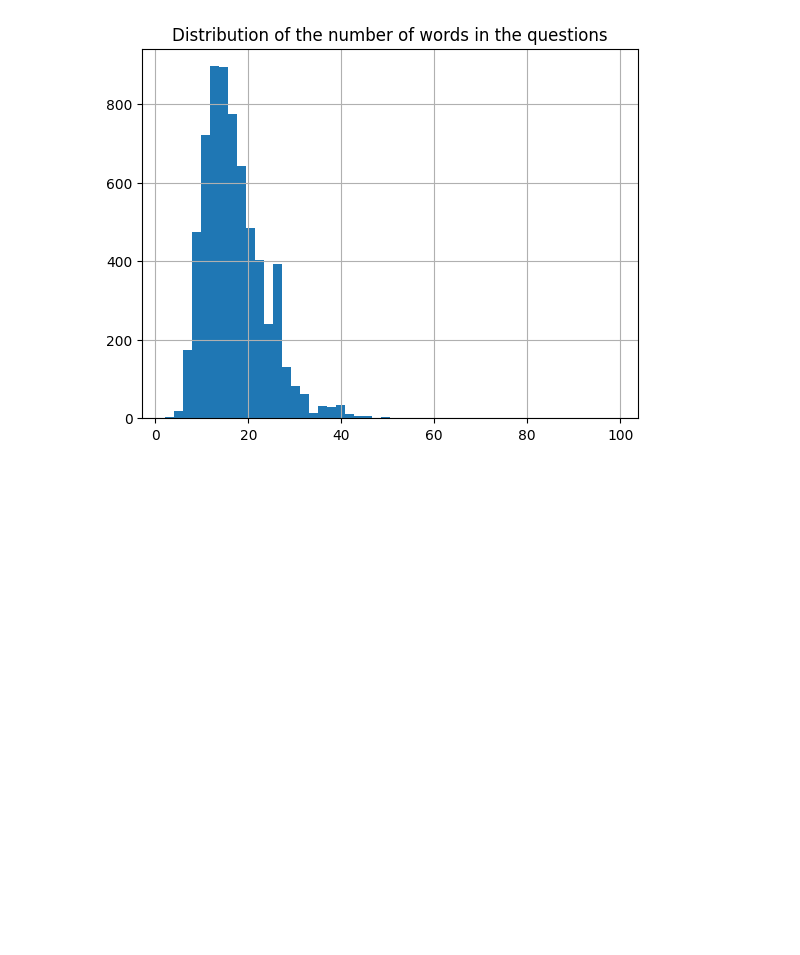
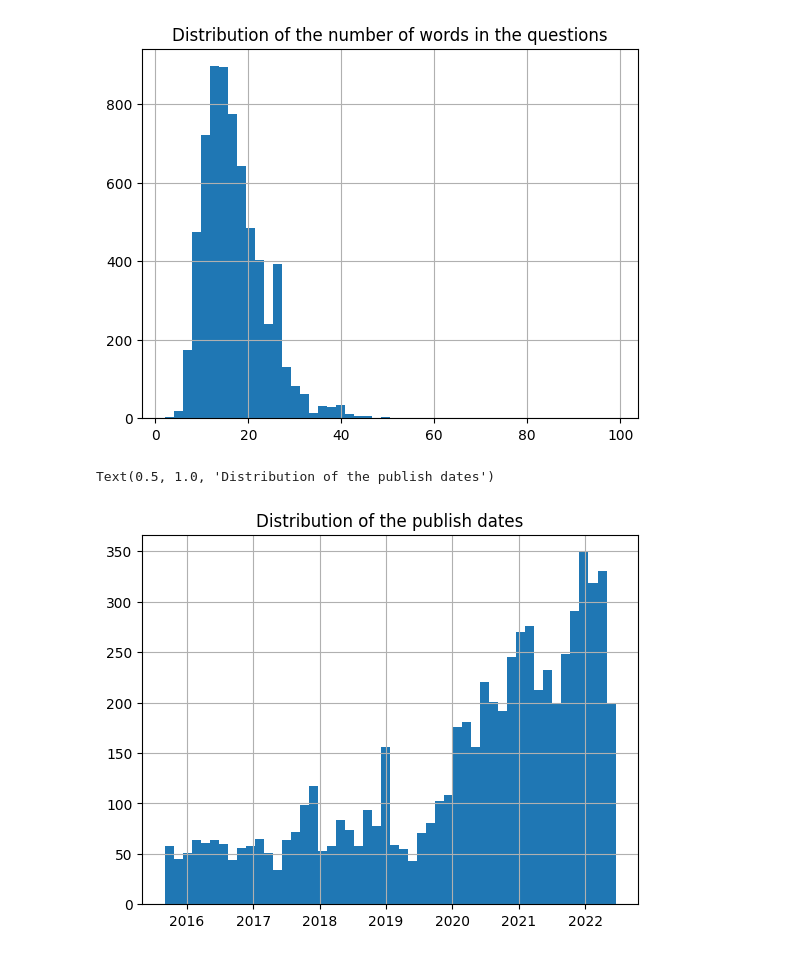
Before and after one commit to eamonniknafs/autocast, a Jupyter notebook: competition/gpt/fine-tune/eda.ipynb, the cells around one changed output. Drawn from its saved outputs; the diff is of its cells as text; code cells hidden in the pictures; blank space fills up the shorter version.

```diff
--- a/competition/gpt/fine-tune/eda.ipynb
+++ b/competition/gpt/fine-tune/eda.ipynb
@@ -84,3 +92,11 @@ plt.title('Distribution of the number of words in the questions')
 plt.show()
 # %% [output]
 [figure]
+# %%
+# Show the distribution of publish dates
+df['publish_time'] = pd.to_datetime(df['publish_time'])
+df['publish_time'].hist(bins=50)
+plt.title('Distribution of the publish dates')
+# %% [output]
+Text(0.5, 1.0, 'Distribution of the publish dates')
+[figure, added]
```
Also changed, not shown: parts of 6 cells of this notebook.
